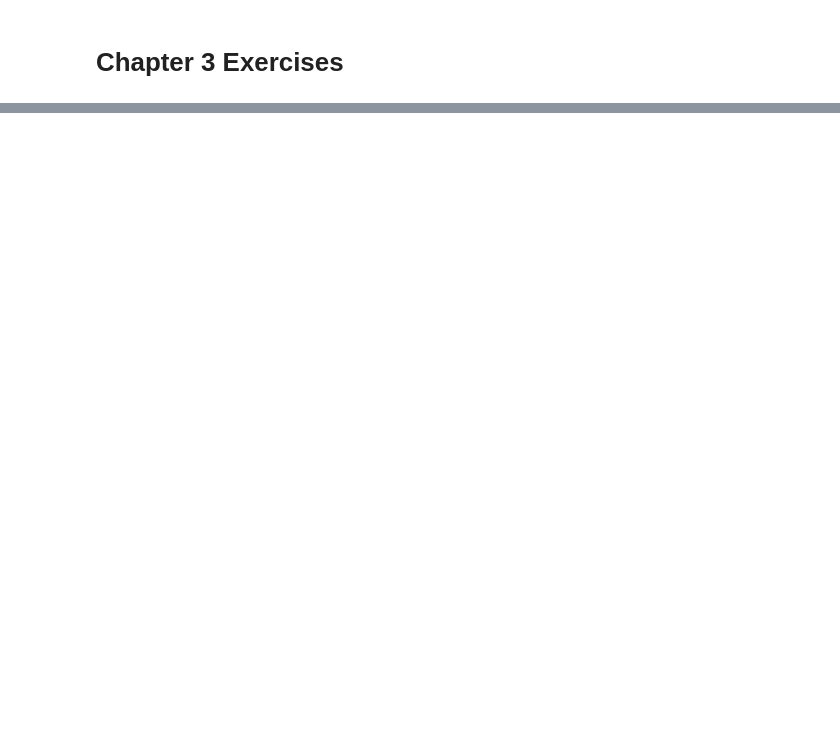
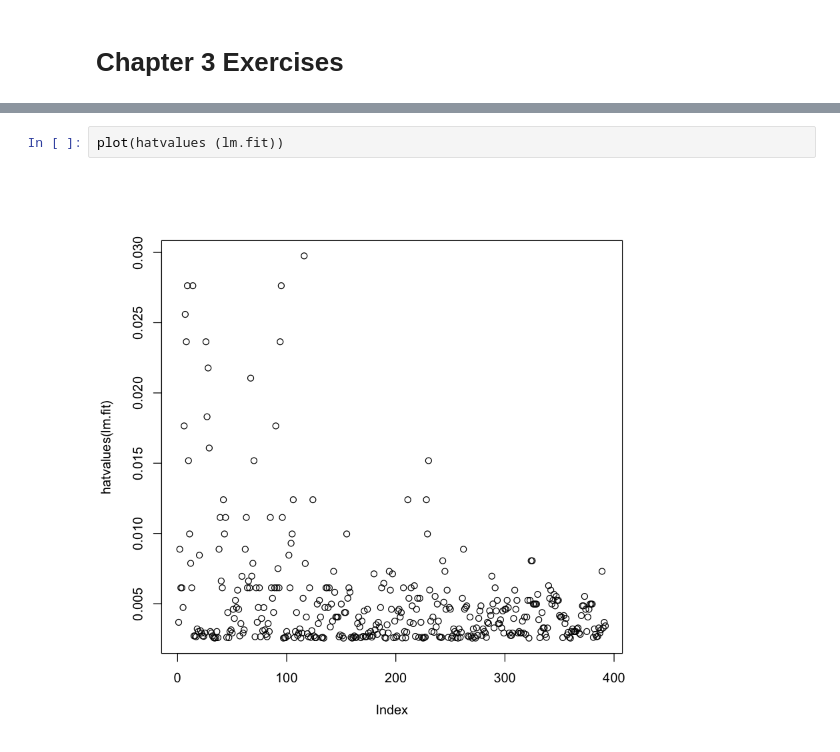
Before and after one commit to afitts/ISLR, a Jupyter notebook: Chapter3_exercises.ipynb, the cells around one changed output, grey strips where cells are left out. Drawn from its saved outputs; the diff is of its cells as text; blank space fills up the shorter version.

```diff
--- a/Chapter3_exercises.ipynb
+++ b/Chapter3_exercises.ipynb
@@ -12,0 +104,4 @@
+# %%
+plot(hatvalues (lm.fit))
+# %% [output]
+[figure, added]
```
Also changed, not shown: parts of 24 cells of this notebook.
